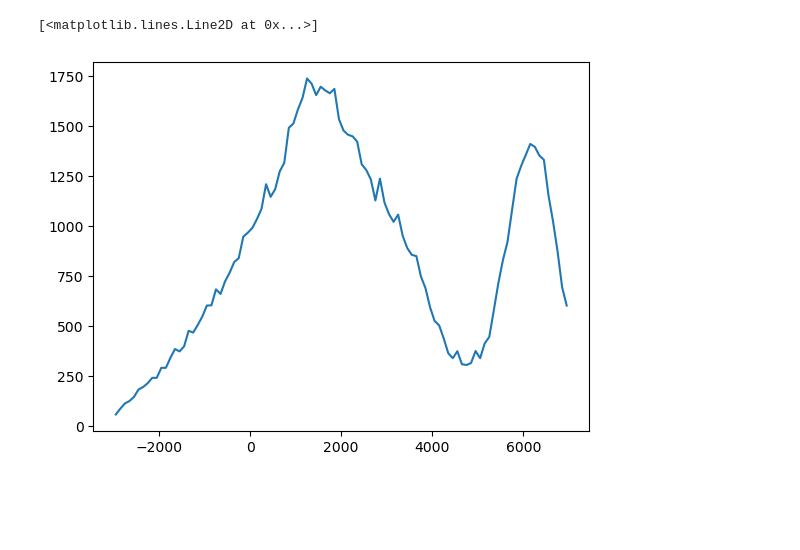
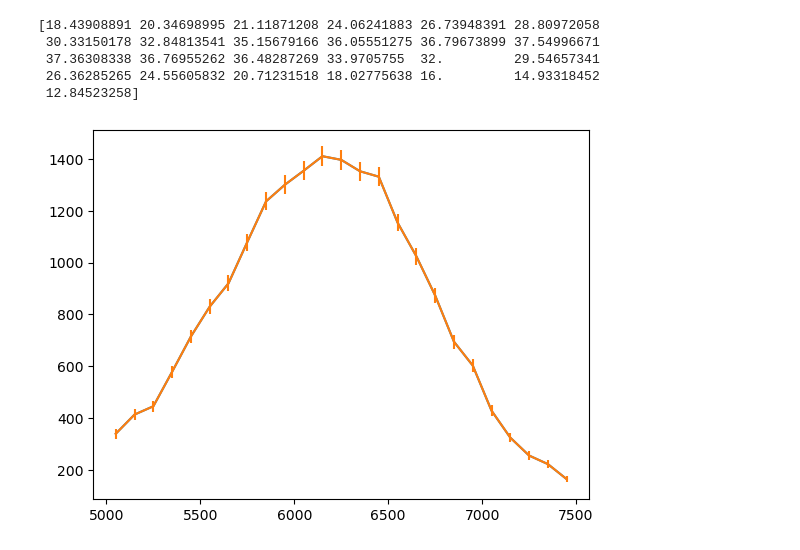
Before and after one commit to Pavar0tty/Laboratorio_SiPM, a Jupyter notebook: Esperimento/Parte 2/Sodio CsI/Na_analisi.ipynb, the cells around one changed output. Cells and saved outputs as stored; diff of their text form; code cells hidden in the pictures; blank space fills up the shorter version.

Commit message:
ho provato a fittare il primo picco

```diff
--- a/Esperimento/Parte 2/Sodio CsI/Na_analisi.ipynb
+++ b/Esperimento/Parte 2/Sodio CsI/Na_analisi.ipynb
@@ -23,13 +25,21 @@ plt.plot(df['ADC'], df['counts'],)
 # %%
 #seleziono dati del primo picco
 # Definisco gli indici delle righe copiate
-start_index = 0  # Indice di inizio (inclusivo)
-end_index = 100   # Indice di fine (esclusivo)
+start_index =80  # Indice di inizio (inclusivo)
+end_index = 105   # Indice di fine (esclusivo)
 # Copio le righe selezionate in un nuovo dataframe
 df_filtrato = df.iloc[start_index:end_index]
 x_primo_picco = df_filtrato['ADC']
 y_primo_picco = df_filtrato['counts']
 plt.plot(x_primo_picco, y_primo_picco)
+errori_counts = np.array(np.sqrt(df_filtrato['counts']))
+plt.errorbar(x_primo_picco, y_primo_picco, yerr=errori_counts, label='Data')
+print (errori_counts)
+errori_counts1 = np.array(np.sqrt(df['counts']))
 # %% [output]
-[<matplotlib.lines.Line2D at 0x...>]
+[18.43908891 20.34698995 21.11871208 24.06241883 26.73948391 28.80972058
+ 30.33150178 32.84813541 35.15679166 36.05551275 36.79673899 37.54996671
+ 37.36308338 36.76955262 36.48287269 33.9705755  32.         29.54657341
+ 26.36285265 24.55605832 20.71231518 18.02775638 16.         14.93318452
+ 12.84523258]
-[figure, old version]
+[figure, new version]
```
Also changed, not shown: parts of 6 cells of this notebook.
